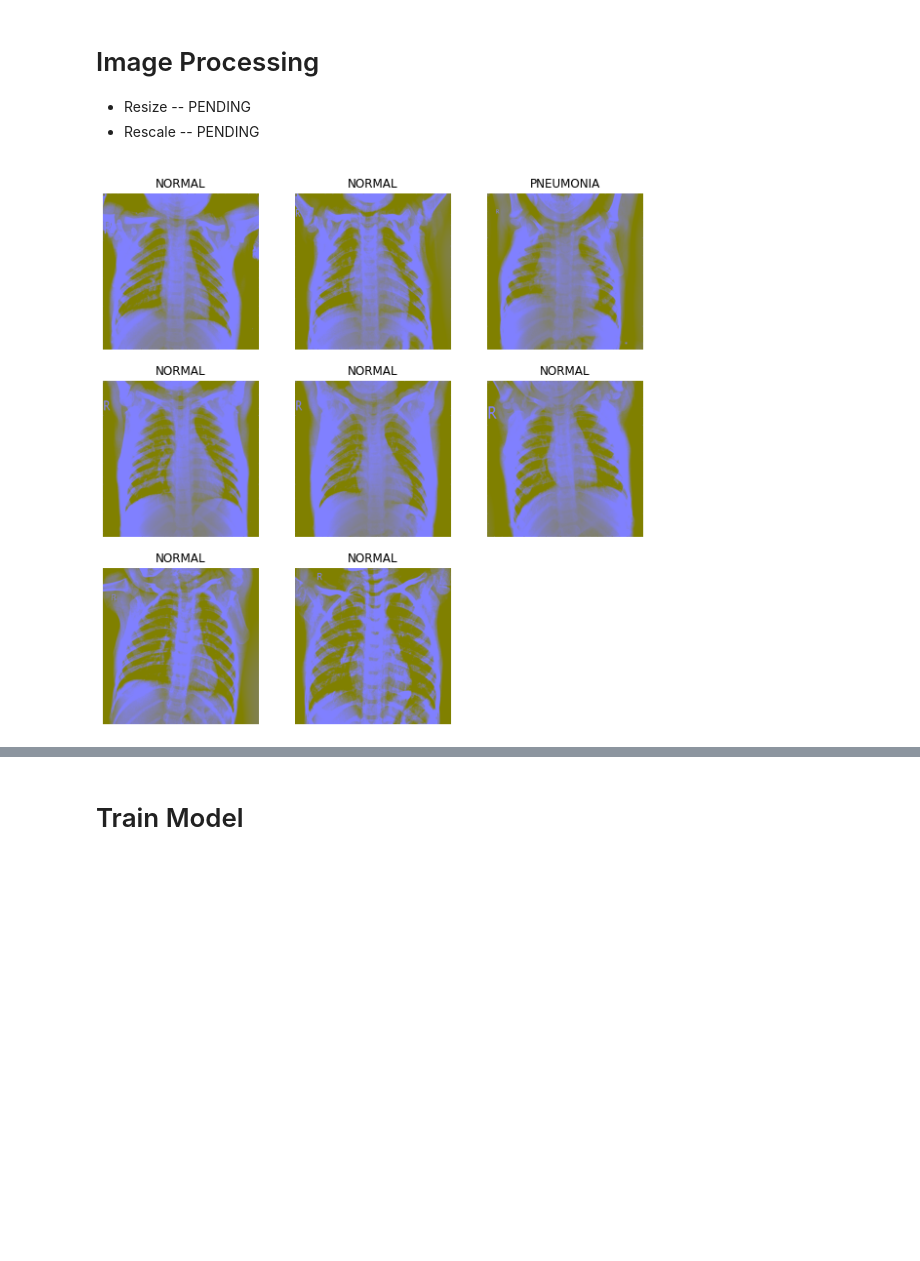
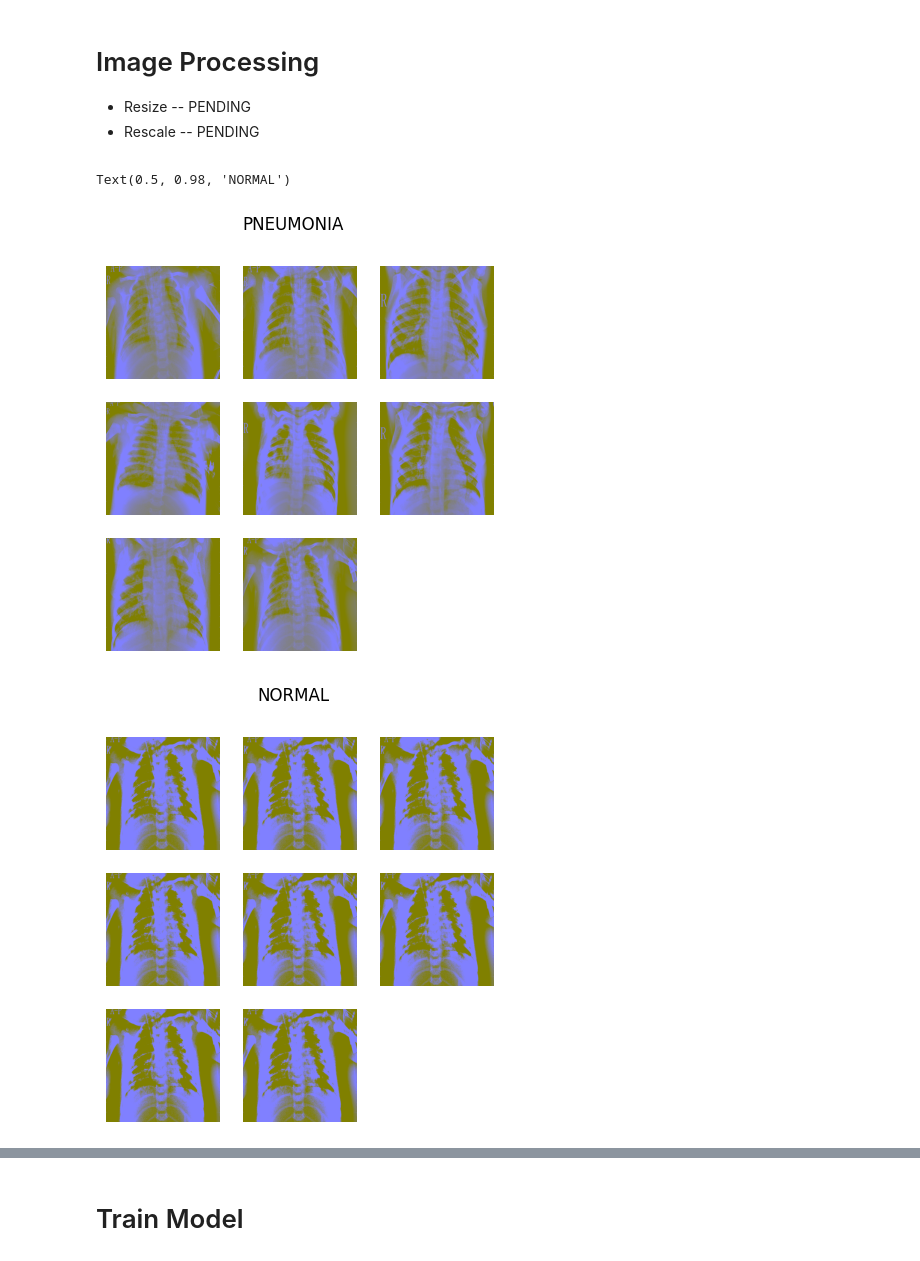
Before and after one commit to chezyio/SC1015_Project, a Jupyter notebook: SC1015_Project.ipynb, the cells around one changed output, grey strips where cells are left out. Cells and saved outputs as stored; diff of their text form; code cells hidden in the pictures; blank space fills up the shorter version.

```diff
--- a/SC1015_Project.ipynb
+++ b/SC1015_Project.ipynb
@@ -212,26 +292,31 @@ There are 16 images in the validation dataset
   <li>Rescale -- PENDING</li>
 <ul>
 # %%
-fig1=plt.figure(figsize=(10,10))
-for i in range(len(nVal)):
-  img = cv2.imread(val + 'NORMAL/' + nVal[i])
-  img = cv2.resize(img, (512, 512))
+pVal = [p for p in os.listdir(val + 'PNEUMONIA')]
+nVal = [p for p in os.listdir(val + 'NORMAL')]
+
+plt1=plt.figure(figsize=(5,5))
+for i in range(len(pVal)):
+  img = cv2.imread(val + 'PNEUMONIA/' + pVal[i])
+  img = cv2.resize(img, (500, 500))
   img = cv2.cvtColor(img, cv2.COLOR_BGR2HSV)
   img = cv2.addWeighted (img, 4, cv2.GaussianBlur(img, (0, 0), 512/10), -4, 128)
-  fig1.add_subplot(3, 3, i+1)
+  plt1.add_subplot(3, 3, i+1)
   plt.imshow(img)
-  plt.title("{}" .format(label[i][0]))
   plt.axis("off")
+plt.suptitle('PNEUMONIA')
 
-# plt.figure(figsize=(10,10))
-# for i in range(len(pVal)):
-#   img = cv2.imread(val + 'PNEUMONIA/' + pVal[i])
-#   img = cv2.resize(img, (512, 512))
-#   img = cv2.cvtColor(img, cv2.COLOR_BGR2HSV)
-#   img = cv2.addWeighted (img, 4, cv2.GaussianBlur(img, (0, 0), 512/10), -4, 128)
-#   ax = plt.subplot(3, 3, i+1)
-#   plt.imshow(img)
-#   plt.title("{}" .format(label[i][0]))
-#   plt.axis("off")
+plt2=plt.figure(figsize=(5,5))
+for i in range(len(nVal)):
+  img1 = cv2.imread(val + 'NORMAL/' + nVal[i])
+  img1 = cv2.resize(img, (500, 500))
+  img1 = cv2.cvtColor(img, cv2.COLOR_BGR2HSV)
+  img1 = cv2.addWeighted (img, 4, cv2.GaussianBlur(img, (0, 0), 512/10), -4, 128)
+  plt2.add_subplot(3, 3, i+1)
+  plt.imshow(img1)
+  plt.axis("off")
+plt.suptitle('NORMAL')
 # %% [output]
+Text(0.5, 0.98, 'NORMAL')
-[figure, old version]
+[figure, new version]
+[figure, added]
```
Also changed, not shown: parts of 28 cells of this notebook.
